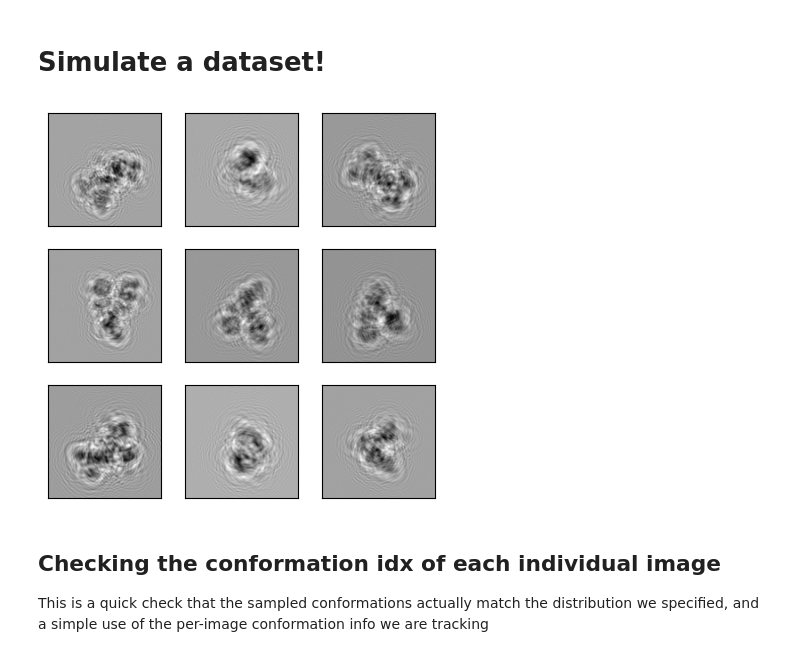
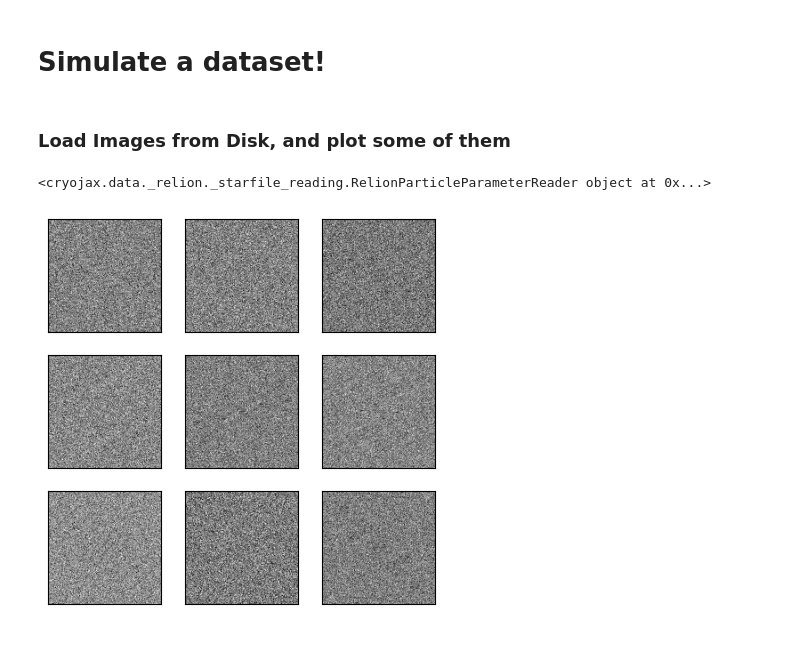
Before and after one commit to aevans1/ensemble_sim, a Jupyter notebook: source_estimation_playground.ipynb, the cells around one changed output. Cells and saved outputs as stored; diff of their text form; code cells hidden in the pictures.

Commit message:
messy first try

```diff
--- a/source_estimation_playground.ipynb
+++ b/source_estimation_playground.ipynb
@@ -117,0 +88,26 @@ def sample_images(key, config, imaging_args, noise_args):
+# %%
+# Generate RNG keys
+number_of_images = config["number_of_images"]
+keys = jax.random.split(jax.random.PRNGKey(0), number_of_images)
+
+# make instrument confg
+instrument_config = sim.instrument_config_from_params(config)
+
+# make parameters
+particle_parameters = sim.make_particle_parameters(keys, instrument_config)
+
+# generate the a "starfile", I/O paradigm for software Relion
+write_starfile_with_particle_parameters(
+    particle_parameters,
+    config["path_to_starfile"],
+    mrc_batch_size=config["number_of_images"],
+    overwrite=True,
+)
+parameter_reader = RelionParticleParameterReader(
+    path_to_starfile=config["path_to_starfile"],
+    path_to_relion_project=config["path_to_images"],
+    loads_envelope=True
+)
+
+# Create static image formation stuff: potentials, potential integrator
+imaging_args = sim.build_image_formation_stuff(config)
@@ -123,12 +153,18 @@ noised_images, extra_info, observed_imaging_pipeline_vmap, observed_imaging_pipe
+# %% [markdown]
+### Load Images from Disk, and plot some of them
 # %%
+# First load the data and see how some of it looks
+particle_reader = RelionParticleStackReader(parameter_reader)
+
+# check first 9 images
+image_batch = particle_reader[0:9].images
+print(parameter_reader)
 fig, axes = plt.subplots(3, 3, figsize=(5, 5))
 for idx, ax in enumerate(axes.reshape(-1)):
-    ax.imshow(noised_images[idx,:], cmap="gray")
+    ax.imshow(image_batch[idx, :], cmap="gray")
     ax.set_yticks([])
     ax.set_xticks([])
 #plt.savefig(f"figures/noised_images", dpi=300)
 # %% [output]
+<cryojax.data._relion._starfile_reading.RelionParticleParameterReader object at 0x...>
-[figure, old version]
+[figure, new version]
-# %% [markdown]
-## Checking the conformation idx of each individual image
-This is a quick check that the sampled conformations actually match the distribution we specified, and a simple use of the per-image conformation info we are tracking
```
Also changed, not shown: parts of 28 cells of this notebook, 3 other files.
